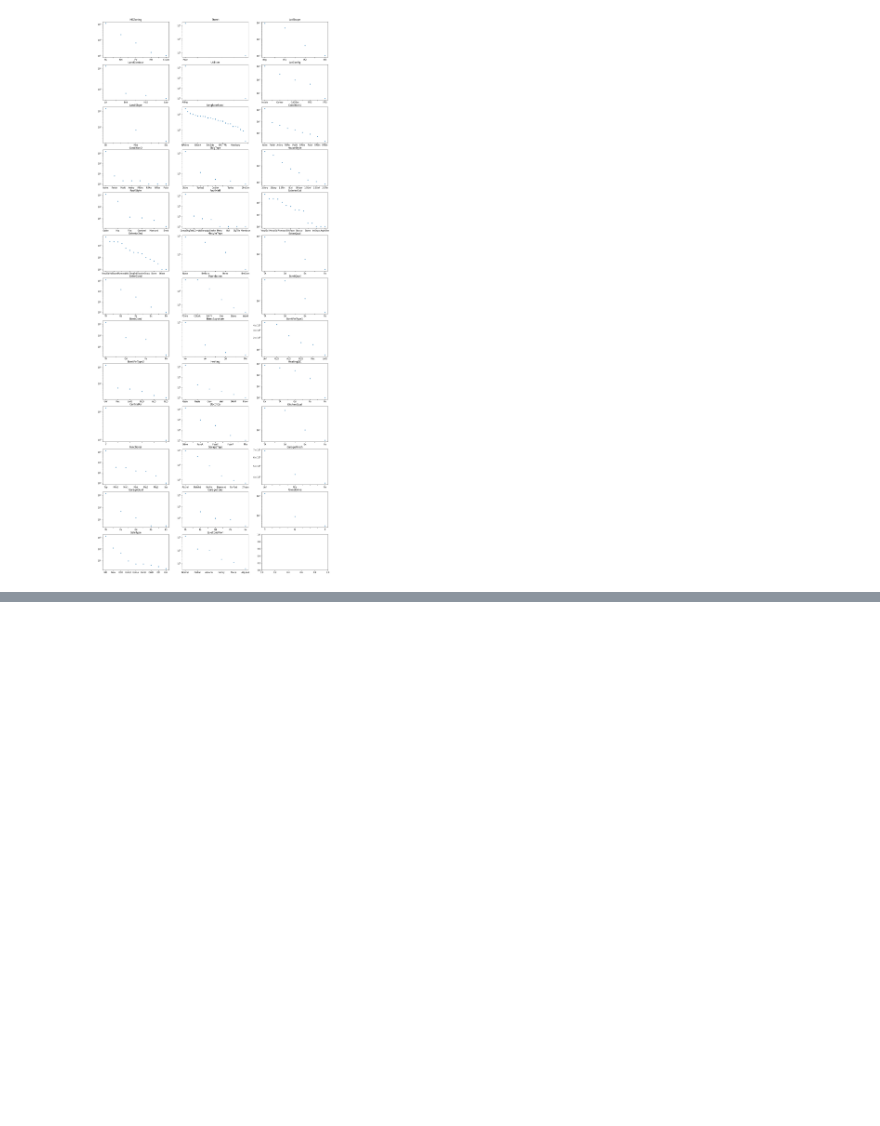
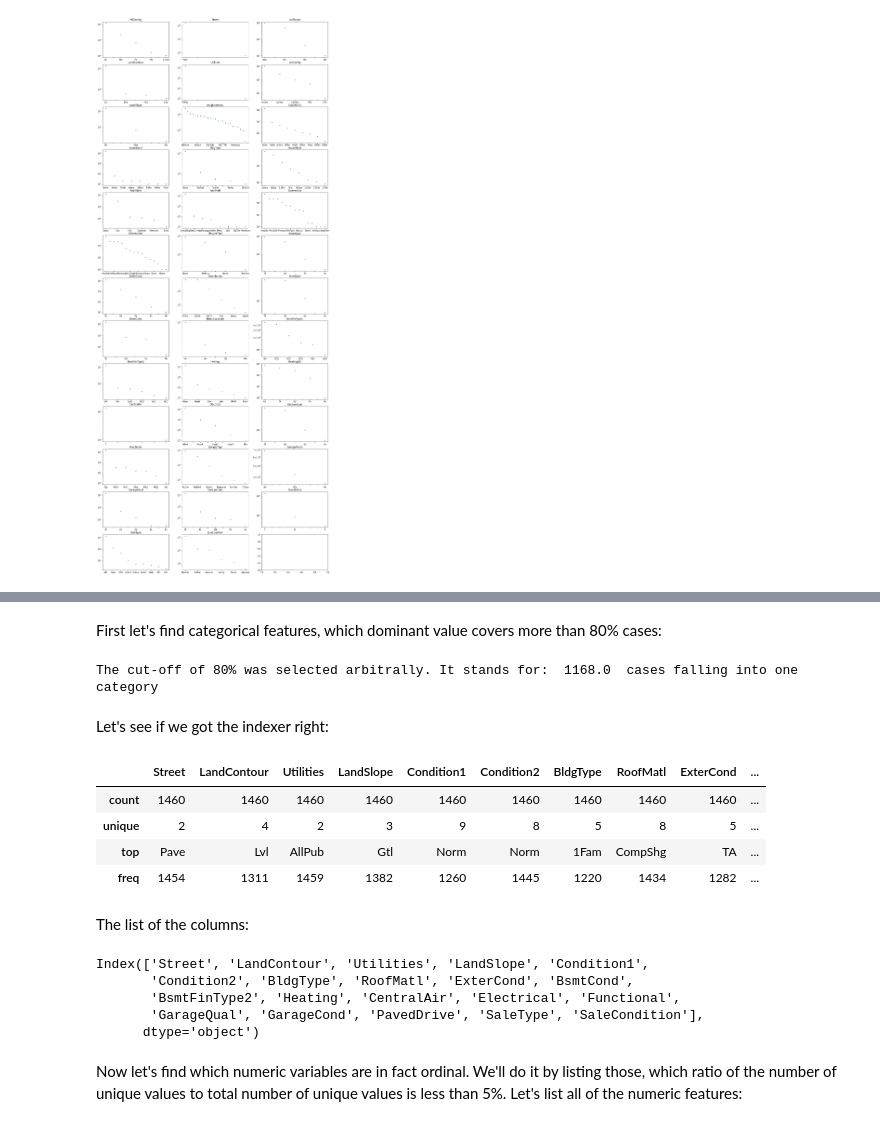
Before and after one commit to patrycja-naumczyk/Kaggle_housePrice, a Jupyter notebook: EDA1.ipynb, the cells around one changed output, grey strips where cells are left out. Drawn from its saved outputs; the diff is of its cells as text; code cells hidden in the pictures; blank space fills up the shorter version.

```diff
--- a/EDA1.ipynb
+++ b/EDA1.ipynb
@@ -297,0 +316,28 @@ Let's stop for a moment. Obviously there are some differences in the data. Some
+# %% [markdown]
+First let's find categorical features, which dominant value covers more than 80% cases:
+# %%
+print("The cut-off of 80% was selected arbitrally. It stands for: ", 0.8*df.shape[0], " cases falling into one category")
+# %% [output]
+The cut-off of 80% was selected arbitrally. It stands for:  1168.0  cases falling into one category
+# %% [markdown]
+Let's see if we got the indexer right:
+# %%
+df[df.columns[df.describe(include='all').loc['freq',:] > 0.8 * df.shape[0]]].describe()
+# %% [output]
+|  | Street | LandContour | Utilities | LandSlope | Condition1 | Condition2 | BldgType | RoofMatl | ExterCond | ... |
+| count | 1460 | 1460 | 1460 | 1460 | 1460 | 1460 | 1460 | 1460 | 1460 | ... |
+| unique | 2 | 4 | 2 | 3 | 9 | 8 | 5 | 8 | 5 | ... |
+| top | Pave | Lvl | AllPub | Gtl | Norm | Norm | 1Fam | CompShg | TA | ... |
+| freq | 1454 | 1311 | 1459 | 1382 | 1260 | 1445 | 1220 | 1434 | 1282 | ... |
+# %% [markdown]
+The list of the columns:
+# %%
+df.columns[df.describe(include='all').loc['freq',:] > 0.8 * df.shape[0]]
+# %% [output]
+Index(['Street', 'LandContour', 'Utilities', 'LandSlope', 'Condition1',
+       'Condition2', 'BldgType', 'RoofMatl', 'ExterCond', 'BsmtCond',
+       'BsmtFinType2', 'Heating', 'CentralAir', 'Electrical', 'Functional',
+       'GarageQual', 'GarageCond', 'PavedDrive', 'SaleType', 'SaleCondition'],
+      dtype='object')
+# %% [markdown]
+Now let's find which numeric variables are in fact ordinal. We'll do it by listing those, which ratio of the number of unique values to total number of unique values is less than 5%. Let's list all of the numeric features:
```
Also changed, not shown: parts of 16 cells of this notebook.
